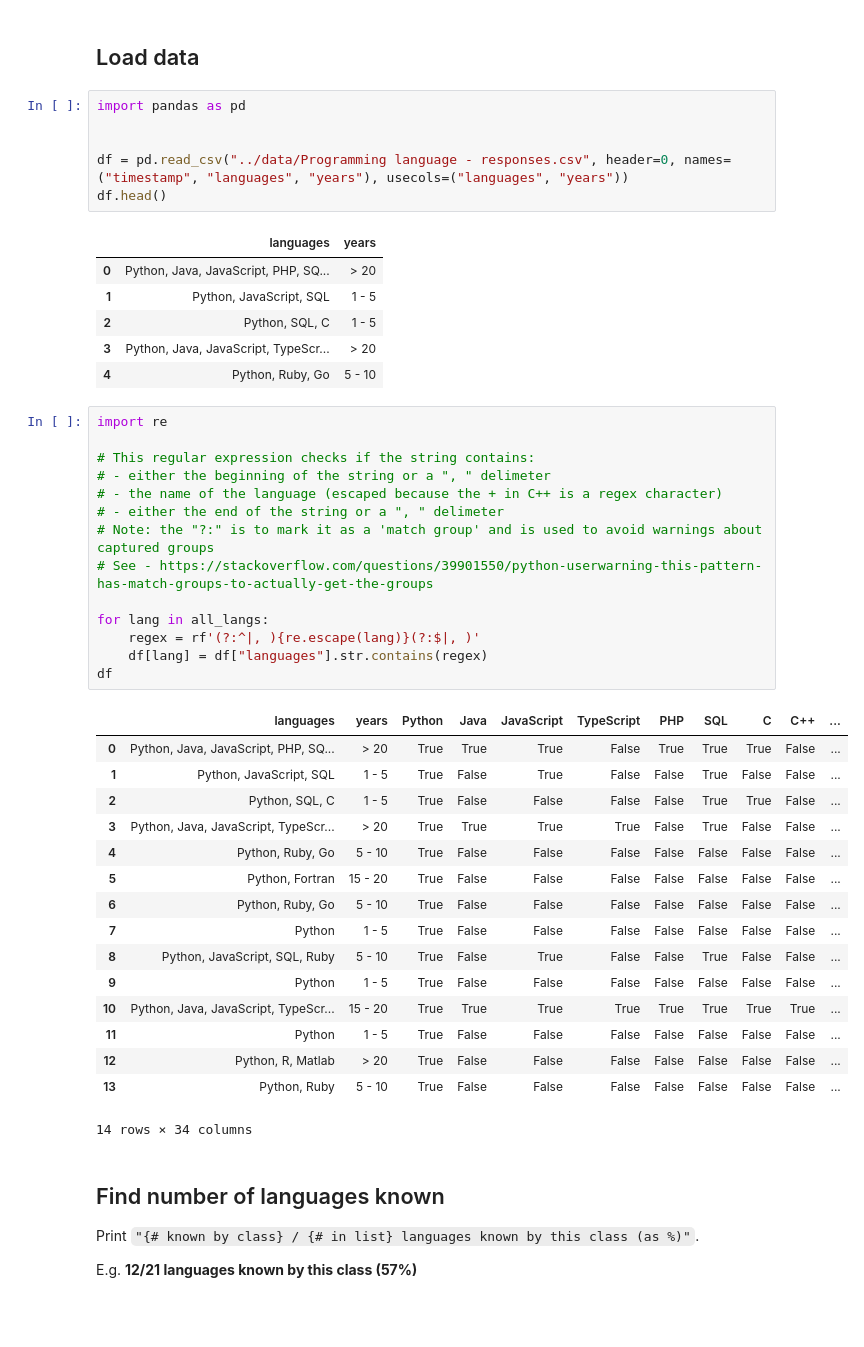
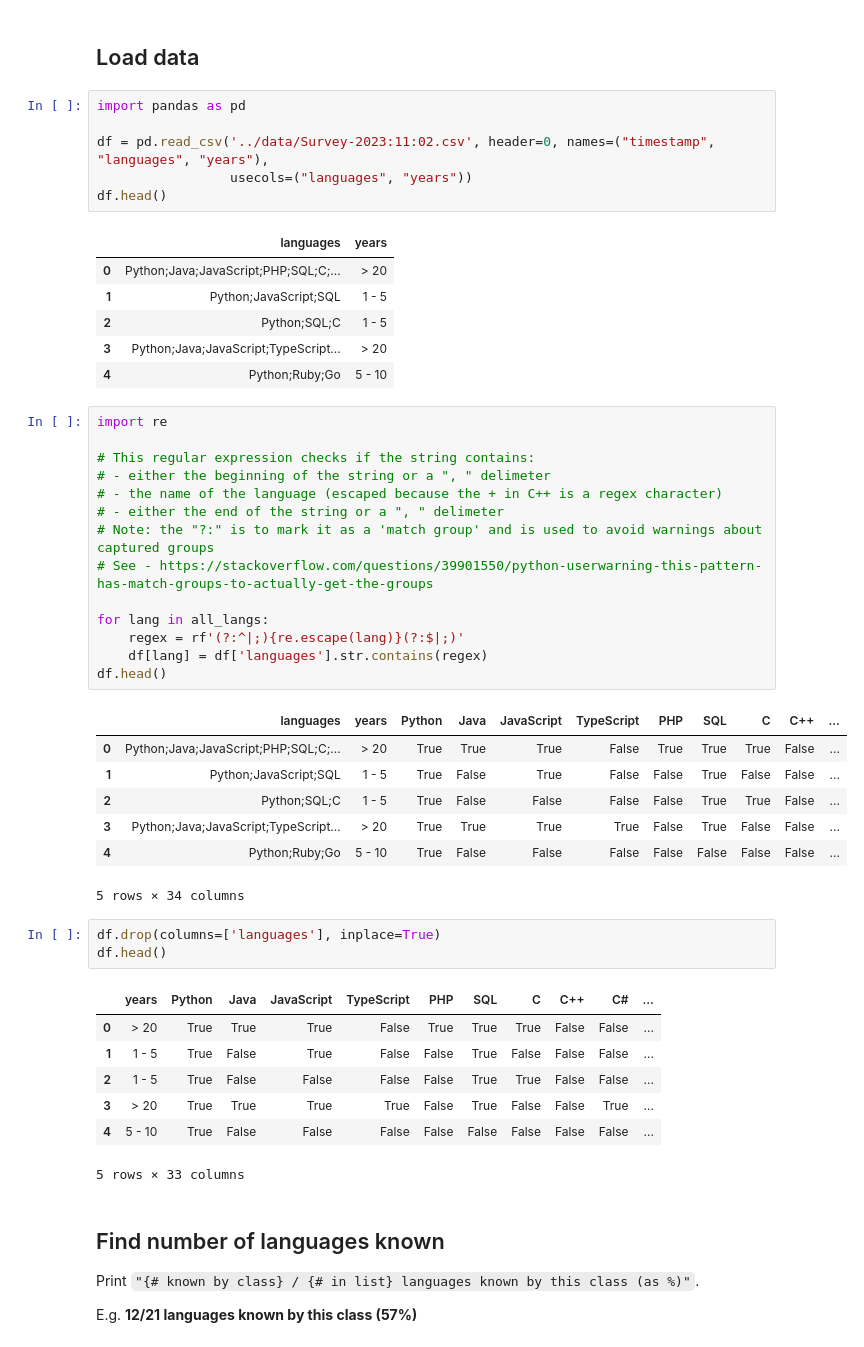
Before and after one commit to ariannedee/python-data-structures, a Jupyter notebook: project/sample_solutions/proj_4_pandas.ipynb, the cells around one changed output. Cells and saved outputs as stored; diff of their text form; blank space fills up the shorter version.

```diff
--- a/project/sample_solutions/proj_4_pandas.ipynb
+++ b/project/sample_solutions/proj_4_pandas.ipynb
@@ -15,47 +11,49 @@ print(len(all_langs))
 # %%
 import pandas as pd
 
-
-df = pd.read_csv("../data/Programming language - responses.csv", header=0, names=("timestamp", "languages", "years"), usecols=("languages", "years"))
+df = pd.read_csv('../data/Survey-2023:11:02.csv', header=0, names=("timestamp", "languages", "years"),
+                 usecols=("languages", "years"))
 df.head()
 # %% [output]
 |  | languages | years |
-| 0 | Python, Java, JavaScript, PHP, SQ... | > 20 |
-| 1 | Python, JavaScript, SQL | 1 - 5 |
-| 2 | Python, SQL, C | 1 - 5 |
-| 3 | Python, Java, JavaScript, TypeScr... | > 20 |
-| 4 | Python, Ruby, Go | 5 - 10 |
+| 0 | Python;Java;JavaScript;PHP;SQL;C;... | > 20 |
+| 1 | Python;JavaScript;SQL | 1 - 5 |
+| 2 | Python;SQL;C | 1 - 5 |
+| 3 | Python;Java;JavaScript;TypeScript... | > 20 |
+| 4 | Python;Ruby;Go | 5 - 10 |
 # %%
 import re
 
 # This regular expression checks if the string contains:
 # - either the beginning of the string or a ", " delimeter
 # - the name of the language (escaped because the + in C++ is a regex character)
 # - either the end of the string or a ", " delimeter
 # Note: the "?:" is to mark it as a 'match group' and is used to avoid warnings about captured groups
 # See - https://stackoverflow.com/questions/39901550/python-userwarning-this-pattern-has-match-groups-to-actually-get-the-groups
 
 for lang in all_langs:
-    regex = rf'(?:^|, ){re.escape(lang)}(?:$|, )'
-    df[lang] = df["languages"].str.contains(regex)
-df
+    regex = rf'(?:^|;){re.escape(lang)}(?:$|;)'
+    df[lang] = df['languages'].str.contains(regex)
+df.head()
 # %% [output]
 |  | languages | years | Python | Java | JavaScript | TypeScript | PHP | SQL | C | C++ | ... |
-| 0 | Python, Java, JavaScript, PHP, SQ... | > 20 | True | True | True | False | True | True | True | False | ... |
-| 1 | Python, JavaScript, SQL | 1 - 5 | True | False | True | False | False | True | False | False | ... |
-| 2 | Python, SQL, C | 1 - 5 | True | False | False | False | False | True | True | False | ... |
-| 3 | Python, Java, JavaScript, TypeScr... | > 20 | True | True | True | True | False | True | False | False | ... |
-| 4 | Python, Ruby, Go | 5 - 10 | True | False | False | False | False | False | False | False | ... |
-| 5 | Python, Fortran | 15 - 20 | True | False | False | False | False | False | False | False | ... |
-| 6 | Python, Ruby, Go | 5 - 10 | True | False | False | False | False | False | False | False | ... |
-| 7 | Python | 1 - 5 | True | False | False | False | False | False | False | False | ... |
-| 8 | Python, JavaScript, SQL, Ruby | 5 - 10 | True | False | True | False | False | True | False | False | ... |
-| 9 | Python | 1 - 5 | True | False | False | False | False | False | False | False | ... |
-| 10 | Python, Java, JavaScript, TypeScr... | 15 - 20 | True | True | True | True | True | True | True | True | ... |
-| 11 | Python | 1 - 5 | True | False | False | False | False | False | False | False | ... |
-| 12 | Python, R, Matlab | > 20 | True | False | False | False | False | False | False | False | ... |
-| 13 | Python, Ruby | 5 - 10 | True | False | False | False | False | False | False | False | ... |
+| 0 | Python;Java;JavaScript;PHP;SQL;C;... | > 20 | True | True | True | False | True | True | True | False | ... |
+| 1 | Python;JavaScript;SQL | 1 - 5 | True | False | True | False | False | True | False | False | ... |
+| 2 | Python;SQL;C | 1 - 5 | True | False | False | False | False | True | True | False | ... |
+| 3 | Python;Java;JavaScript;TypeScript... | > 20 | True | True | True | True | False | True | False | False | ... |
+| 4 | Python;Ruby;Go | 5 - 10 | True | False | False | False | False | False | False | False | ... |
-14 rows × 34 columns
+5 rows × 34 columns
+# %%
+df.drop(columns=['languages'], inplace=True)
+df.head()
+# %% [output]
+|  | years | Python | Java | JavaScript | TypeScript | PHP | SQL | C | C++ | C# | ... |
+| 0 | > 20 | True | True | True | False | True | True | True | False | False | ... |
+| 1 | 1 - 5 | True | False | True | False | False | True | False | False | False | ... |
+| 2 | 1 - 5 | True | False | False | False | False | True | True | False | False | ... |
+| 3 | > 20 | True | True | True | True | False | True | False | False | True | ... |
+| 4 | 5 - 10 | True | False | False | False | False | False | False | False | False | ... |
+5 rows × 33 columns
 # %% [markdown]
 ## Find number of languages known
 Print `"{# known by class} / {# in list} languages known by this class (as %)"`.
```
Also changed, not shown: parts of 14 cells of this notebook, 3 other files.
